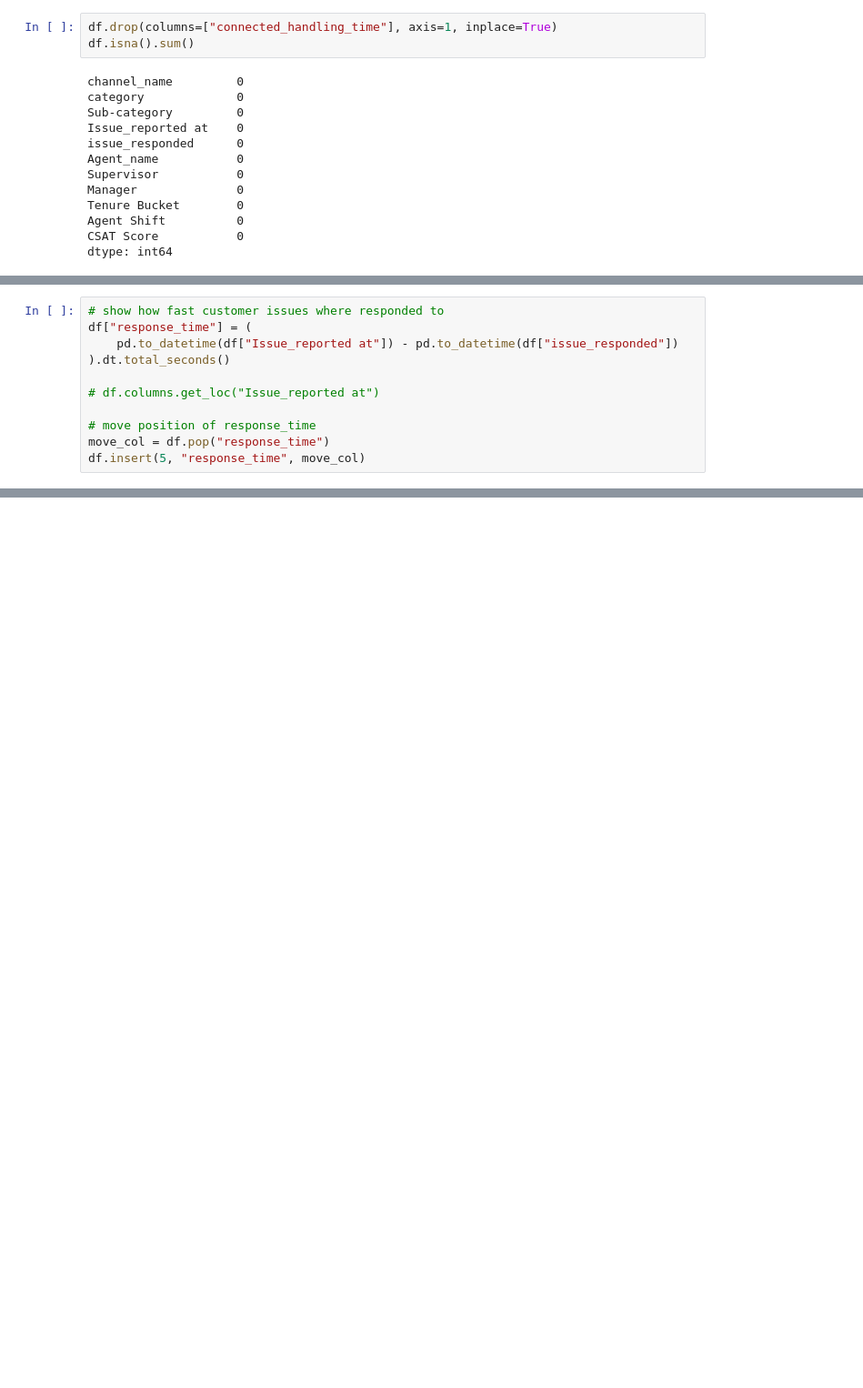
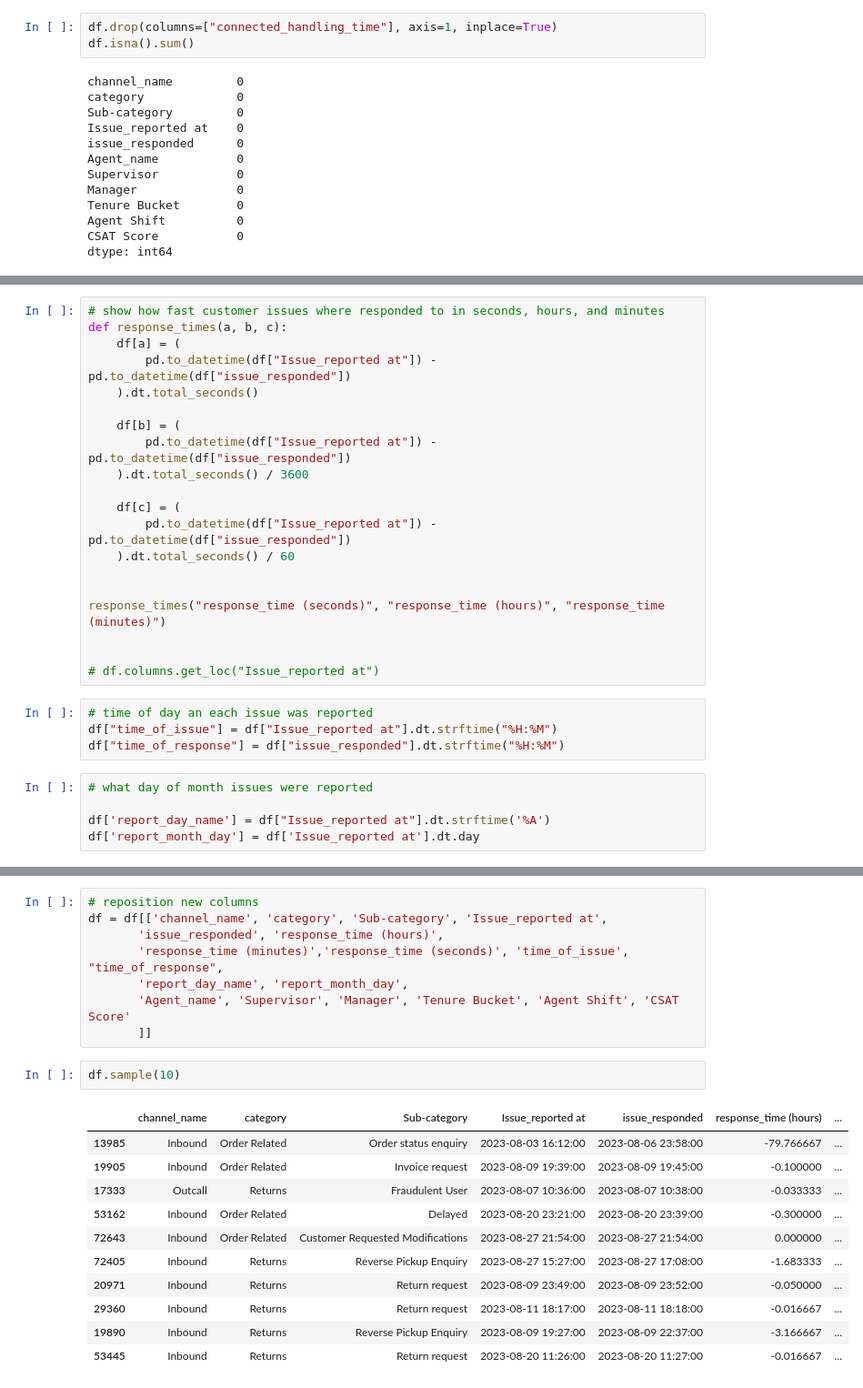
Before and after one commit to Danny-Dalo/Customer-Support-Data, a Jupyter notebook: customer_support.ipynb, the cells around one changed output, grey strips where cells are left out. Shown at 91% size. Cells and saved outputs as stored; diff of their text form; blank space fills up the shorter version.

```diff
--- a/customer_support.ipynb
+++ b/customer_support.ipynb
@@ -125,12 +156,30 @@ dtype: int64
 # %%
-# show how fast customer issues where responded to
-df["response_time"] = (
-    pd.to_datetime(df["Issue_reported at"]) - pd.to_datetime(df["issue_responded"])
-).dt.total_seconds()
+# show how fast customer issues where responded to in seconds, hours, and minutes
+def response_times(a, b, c):
+    df[a] = (
+        pd.to_datetime(df["Issue_reported at"]) - pd.to_datetime(df["issue_responded"])
+    ).dt.total_seconds()
+
+    df[b] = (
+        pd.to_datetime(df["Issue_reported at"]) - pd.to_datetime(df["issue_responded"])
+    ).dt.total_seconds() / 3600
+
+    df[c] = (
+        pd.to_datetime(df["Issue_reported at"]) - pd.to_datetime(df["issue_responded"])
+    ).dt.total_seconds() / 60
+
+
+response_times("response_time (seconds)", "response_time (hours)", "response_time (minutes)")
+
 
 # df.columns.get_loc("Issue_reported at")
-
-# move position of response_time
-move_col = df.pop("response_time")
-df.insert(5, "response_time", move_col)
+# %%
+# time of day an each issue was reported
+df["time_of_issue"] = df["Issue_reported at"].dt.strftime("%H:%M")
+df["time_of_response"] = df["issue_responded"].dt.strftime("%H:%M")
+# %%
+# what day of month issues were reported
+
+df['report_day_name'] = df["Issue_reported at"].dt.strftime('%A')
+df['report_month_day'] = df['Issue_reported at'].dt.day
 # %%
@@ -144,0 +194,22 @@ df.head()
+# %%
+# reposition new columns
+df = df[['channel_name', 'category', 'Sub-category', 'Issue_reported at',
+       'issue_responded', 'response_time (hours)',
+       'response_time (minutes)','response_time (seconds)', 'time_of_issue', "time_of_response",
+       'report_day_name', 'report_month_day',
+       'Agent_name', 'Supervisor', 'Manager', 'Tenure Bucket', 'Agent Shift', 'CSAT Score'
+       ]]
+# %%
+df.sample(10)
+# %% [output]
+|  | channel_name | category | Sub-category | Issue_reported at | issue_responded | response_time (hours) | ... |
+| 13985 | Inbound | Order Related | Order status enquiry | 2023-08-03 16:12:00 | 2023-08-06 23:58:00 | -79.766667 | ... |
+| 19905 | Inbound | Order Related | Invoice request | 2023-08-09 19:39:00 | 2023-08-09 19:45:00 | -0.100000 | ... |
+| 17333 | Outcall | Returns | Fraudulent User | 2023-08-07 10:36:00 | 2023-08-07 10:38:00 | -0.033333 | ... |
+| 53162 | Inbound | Order Related | Delayed | 2023-08-20 23:21:00 | 2023-08-20 23:39:00 | -0.300000 | ... |
+| 72643 | Inbound | Order Related | Customer Requested Modifications | 2023-08-27 21:54:00 | 2023-08-27 21:54:00 | 0.000000 | ... |
+| 72405 | Inbound | Returns | Reverse Pickup Enquiry | 2023-08-27 15:27:00 | 2023-08-27 17:08:00 | -1.683333 | ... |
+| 20971 | Inbound | Returns | Return request | 2023-08-09 23:49:00 | 2023-08-09 23:52:00 | -0.050000 | ... |
+| 29360 | Inbound | Returns | Return request | 2023-08-11 18:17:00 | 2023-08-11 18:18:00 | -0.016667 | ... |
+| 19890 | Inbound | Returns | Reverse Pickup Enquiry | 2023-08-09 19:27:00 | 2023-08-09 22:37:00 | -3.166667 | ... |
+| 53445 | Inbound | Returns | Return request | 2023-08-20 11:26:00 | 2023-08-20 11:27:00 | -0.016667 | ... |
```
Also changed, not shown: parts of 4 cells of this notebook.
